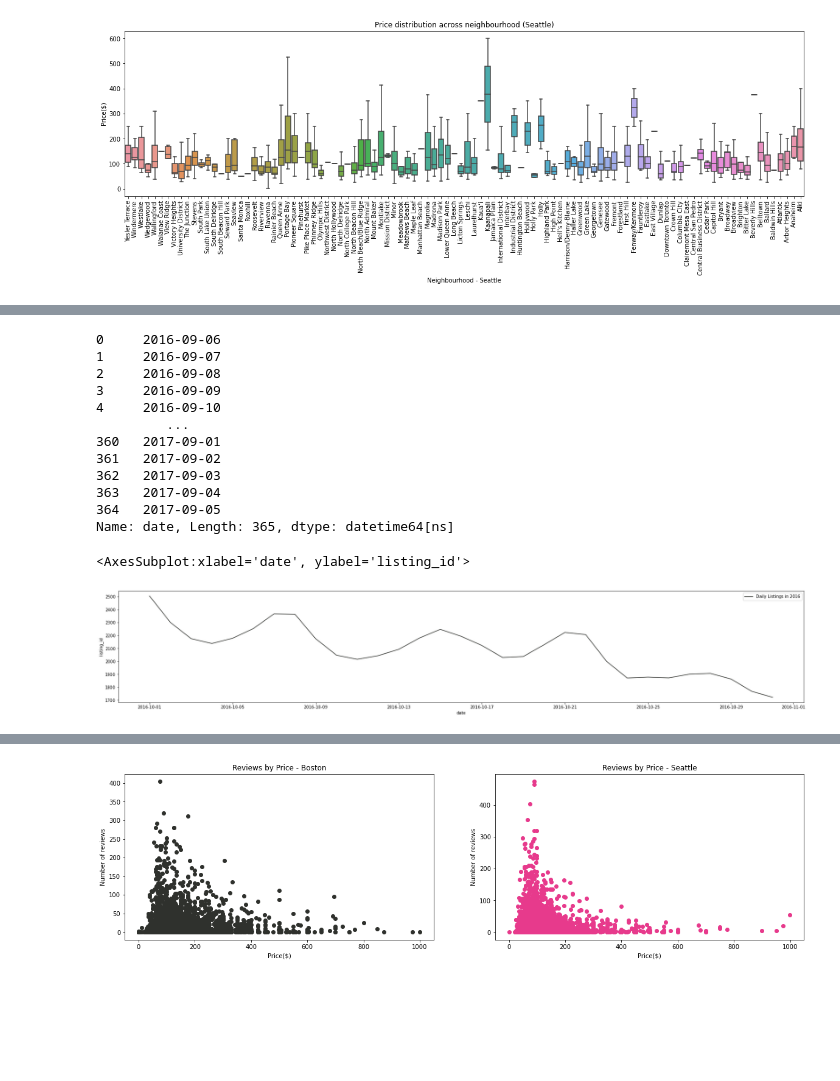
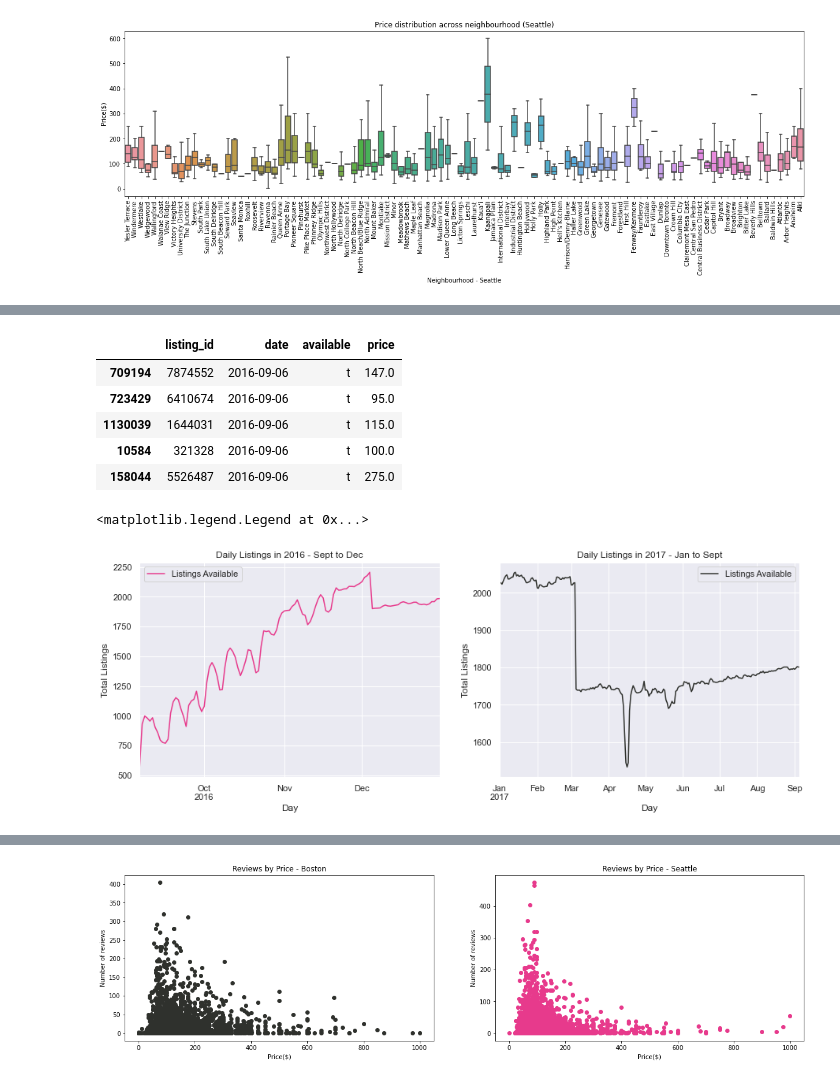
Before and after one commit to kashyapbarua/airbnb-price-analysis, a Jupyter notebook: DataScientist_Project-Airbnb.ipynb, the cells around one changed output, grey strips where cells are left out. Saved outputs shown, nothing was run; the diff lists cells and outputs as text; code cells hidden in the pictures; blank space fills up the shorter version.

Commit message:
Added analysis to answer further questions
Continued the analysis to answer more questions around the dataset and the prices over the months in Boston and Seattle

```diff
--- a/DataScientist_Project-Airbnb.ipynb
+++ b/DataScientist_Project-Airbnb.ipynb
@@ -242,35 +256,31 @@ calendar_boston.head(2)
+# %%
+calendar_boston[calendar_boston['available'] == 't'].sort_values(['date']).head(5)
+# %% [output]
+|  | listing_id | date | available | price |
+| 709194 | 7874552 | 2016-09-06 | t | 147.0 |
+| 723429 | 6410674 | 2016-09-06 | t | 95.0 |
+| 1130039 | 1644031 | 2016-09-06 | t | 115.0 |
+| 10584 | 321328 | 2016-09-06 | t | 100.0 |
+| 158044 | 5526487 | 2016-09-06 | t | 275.0 |
 # %%
-boston_daily = calendar_boston[calendar_boston.available == 'f'].groupby(by = ['date'], as_index = False)['listing_id'].nunique()
+boston_daily = calendar_boston[calendar_boston.available == 't'].groupby(by = ['date'], as_index = False)['listing_id'].nunique()
 boston_daily['date'] = pd.to_datetime(boston_daily['date'])
-boston_daily.date
+# boston_daily
-# %% [output]
-0     2016-09-06
-1     2016-09-07
-2     2016-09-08
-3     2016-09-09
-4     2016-09-10
-         ...
-360   2017-09-01
-361   2017-09-02
-362   2017-09-03
-363   2017-09-04
-364   2017-09-05
-Name: date, Length: 365, dtype: datetime64[ns]
-# %%
-cat_2016 = boston_daily[(boston_daily['date'].dt.year == 2016) & (boston_daily['date'].dt.month == 10)]
-cat_2017 =boston_daily[boston_daily['date'].dt.year == 2017]
-
-plt.figure(figsize = (30,5))
-sns.lineplot(x = 'date',
-             y = 'listing_id',
-             data = cat_2016,
-             label = 'Daily Listings in 2016')
-
-# # plot using rolling average
-# sns.lineplot(x = 'date',
-#              y = 'listing_id',
-#              data = cat_2017,
-#              label = 'Daily Listings in 2017')
-# %% [output]
-<AxesSubplot:xlabel='date', ylabel='listing_id'>
-[figure, removed]
+# %%
+plt.figure(figsize = (15,5))
+plt.subplot(1,2,1)
+sns.set()
+boston_daily[(boston_daily['date'].dt.year == 2016)].groupby(['date'])['listing_id'].sum().plot(label='Listings Available', color = '#e73a8c')
+plt.title('Daily Listings in 2016 - Sept to Dec')
+plt.xlabel("Day")
+plt.ylabel("Listings Available")
+plt.legend()
+plt.subplot(1,2,2)
+boston_daily[(boston_daily['date'].dt.year == 2017)].groupby(['date'])['listing_id'].sum().plot(label='Listings Available', color = '#2f312d')
+plt.title('Daily Listings in 2017 - Jan to Sept')
+plt.xlabel("Day")
+plt.ylabel("Listings Available")
+plt.legend()
+# %% [output]
+<matplotlib.legend.Legend at 0x...>
+[figure, added]
```
Also changed, not shown: parts of 14 cells of this notebook.
